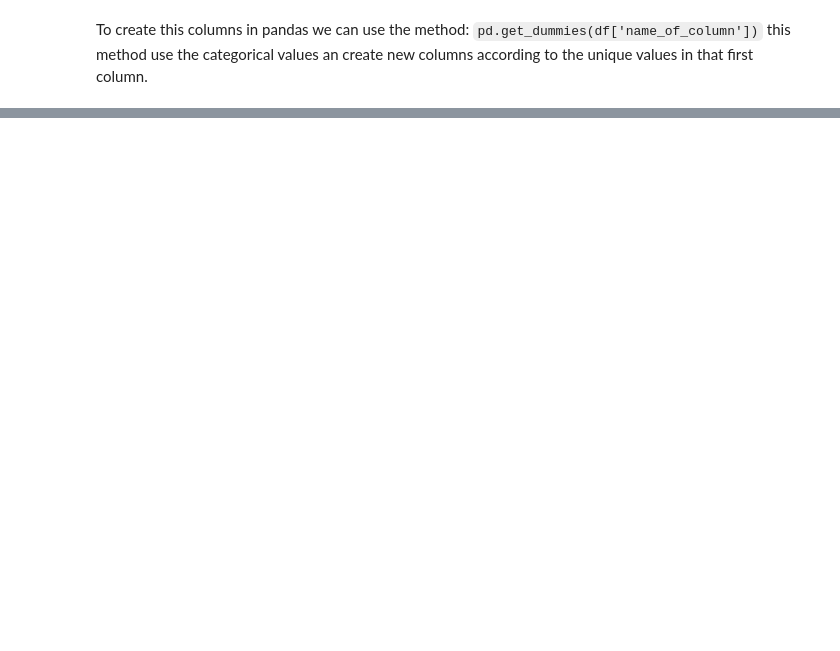
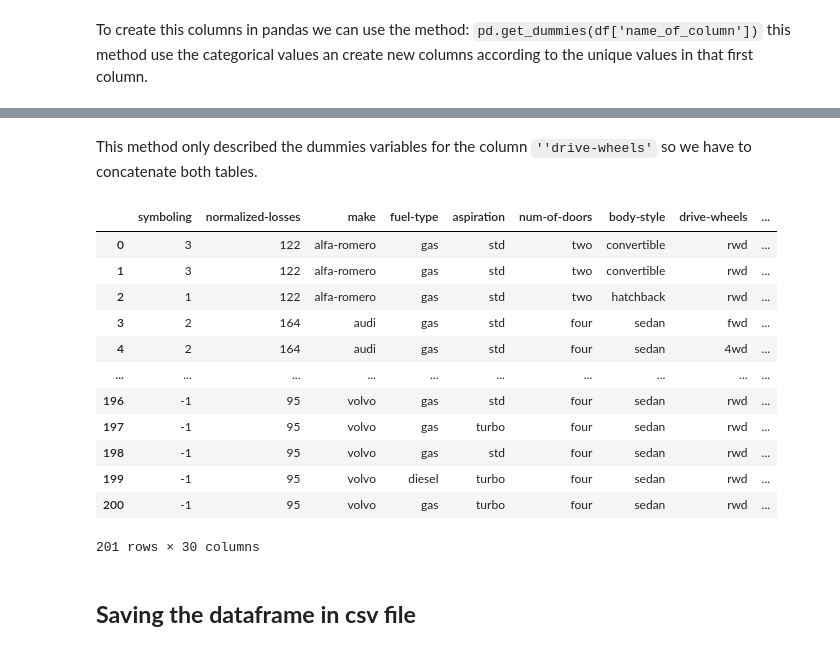
Before and after one commit to ajrianop/Data-Science-with-Python, a Jupyter notebook: ComputingLibrariesPython.ipynb, the cells around one changed output, grey strips where cells are left out. Saved outputs shown, nothing was run; the diff lists cells and outputs as text; code cells hidden in the pictures; blank space fills up the shorter version.

```diff
--- a/ComputingLibrariesPython.ipynb
+++ b/ComputingLibrariesPython.ipynb
@@ -531,0 +749,3 @@ this method use the categorical values an create new columns according to the un
+# %%
+dummy_variable_drive_wheels = pd.get_dummies(norWithoutNullAuto['drive-wheels'])
+dummy_variable_drive_wheels.head()
@@ -531,0 +761,4 @@ this method use the categorical values an create new columns according to the un
+# %%
+new_names_drive_wheels={'4wd' : 'drive_wheels_4wd' , 'fwd' : 'drive_wheels_fwd' , 'rwd' : 'drive_wheels_rwd'}
+dummy_variable_drive_wheels.rename(columns=new_names_drive_wheels, inplace=True)
+dummy_variable_drive_wheels
@@ -531,0 +779,21 @@ this method use the categorical values an create new columns according to the un
+# %% [markdown]
+This method only described the dummies variables for the column `''drive-wheels'` so we have to concatenate both tables.
+# %%
+norWithoutNullAuto = pd.concat([norWithoutNullAuto,dummy_variable_drive_wheels], axis=1)
+norWithoutNullAuto
+# %% [output]
+|  | symboling | normalized-losses | make | fuel-type | aspiration | num-of-doors | body-style | drive-wheels | ... |
+| 0 | 3 | 122 | alfa-romero | gas | std | two | convertible | rwd | ... |
+| 1 | 3 | 122 | alfa-romero | gas | std | two | convertible | rwd | ... |
+| 2 | 1 | 122 | alfa-romero | gas | std | two | hatchback | rwd | ... |
+| 3 | 2 | 164 | audi | gas | std | four | sedan | fwd | ... |
+| 4 | 2 | 164 | audi | gas | std | four | sedan | 4wd | ... |
+| ... | ... | ... | ... | ... | ... | ... | ... | ... | ... |
+| 196 | -1 | 95 | volvo | gas | std | four | sedan | rwd | ... |
+| 197 | -1 | 95 | volvo | gas | turbo | four | sedan | rwd | ... |
+| 198 | -1 | 95 | volvo | gas | std | four | sedan | rwd | ... |
+| 199 | -1 | 95 | volvo | diesel | turbo | four | sedan | rwd | ... |
+| 200 | -1 | 95 | volvo | gas | turbo | four | sedan | rwd | ... |
+201 rows × 30 columns
+# %% [markdown]
+## **Saving the dataframe in csv file**
```
Also changed, not shown: parts of 38 cells of this notebook.
